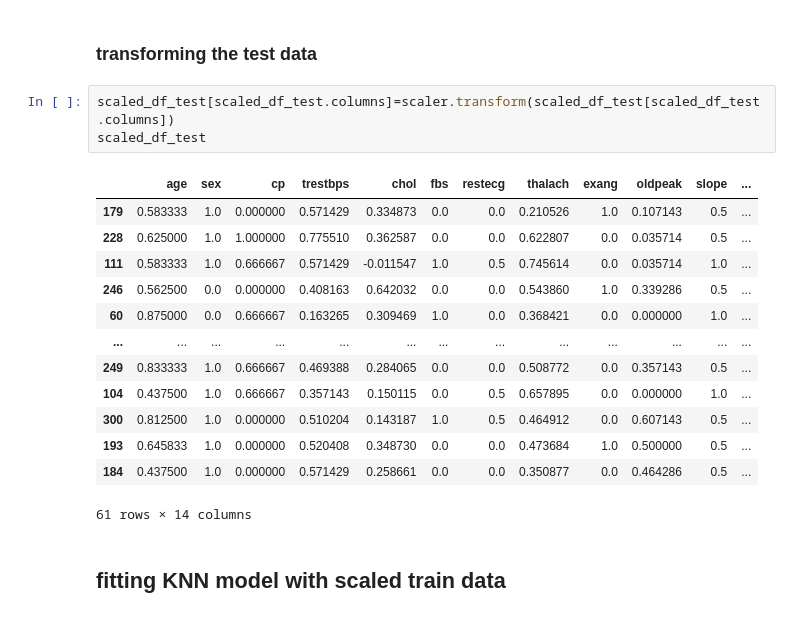
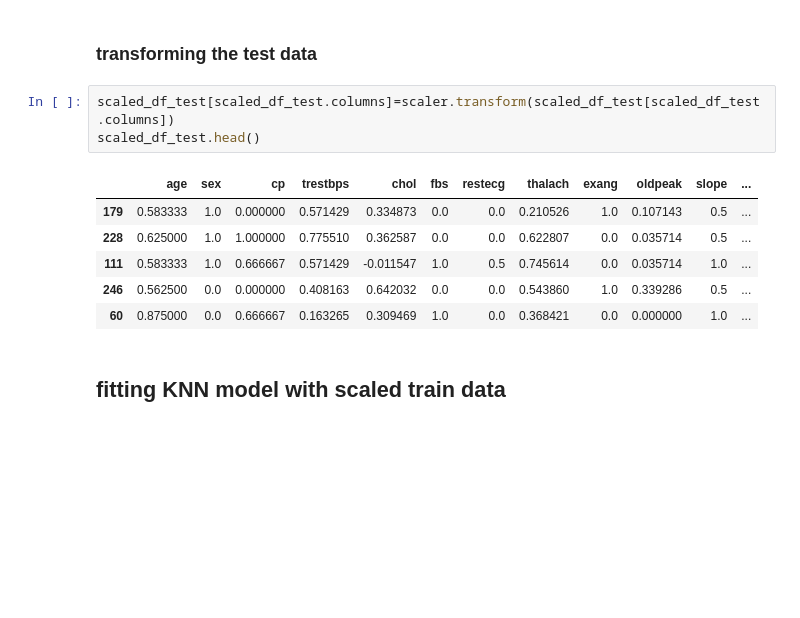
Before and after one commit to venkatesh-eranti/classification_milestone_project, a Jupyter notebook: Classification.ipynb, the cells around one changed output. Saved outputs shown, nothing was run; the diff lists cells and outputs as text; blank space fills up the shorter version.

```diff
--- a/Classification.ipynb
+++ b/Classification.ipynb
@@ -770,21 +761,14 @@ scaled_df_train
 ### transforming the test data
 # %%
 scaled_df_test[scaled_df_test.columns]=scaler.transform(scaled_df_test[scaled_df_test.columns])
-scaled_df_test
+scaled_df_test.head()
 # %% [output]
 |  | age | sex | cp | trestbps | chol | fbs | restecg | thalach | exang | oldpeak | slope | ... |
 | 179 | 0.583333 | 1.0 | 0.000000 | 0.571429 | 0.334873 | 0.0 | 0.0 | 0.210526 | 1.0 | 0.107143 | 0.5 | ... |
 | 228 | 0.625000 | 1.0 | 1.000000 | 0.775510 | 0.362587 | 0.0 | 0.0 | 0.622807 | 0.0 | 0.035714 | 0.5 | ... |
 | 111 | 0.583333 | 1.0 | 0.666667 | 0.571429 | -0.011547 | 1.0 | 0.5 | 0.745614 | 0.0 | 0.035714 | 1.0 | ... |
 | 246 | 0.562500 | 0.0 | 0.000000 | 0.408163 | 0.642032 | 0.0 | 0.0 | 0.543860 | 1.0 | 0.339286 | 0.5 | ... |
 | 60 | 0.875000 | 0.0 | 0.666667 | 0.163265 | 0.309469 | 1.0 | 0.0 | 0.368421 | 0.0 | 0.000000 | 1.0 | ... |
-| ... | ... | ... | ... | ... | ... | ... | ... | ... | ... | ... | ... | ... |
-| 249 | 0.833333 | 1.0 | 0.666667 | 0.469388 | 0.284065 | 0.0 | 0.0 | 0.508772 | 0.0 | 0.357143 | 0.5 | ... |
-| 104 | 0.437500 | 1.0 | 0.666667 | 0.357143 | 0.150115 | 0.0 | 0.5 | 0.657895 | 0.0 | 0.000000 | 1.0 | ... |
-| 300 | 0.812500 | 1.0 | 0.000000 | 0.510204 | 0.143187 | 1.0 | 0.5 | 0.464912 | 0.0 | 0.607143 | 0.5 | ... |
-| 193 | 0.645833 | 1.0 | 0.000000 | 0.520408 | 0.348730 | 0.0 | 0.0 | 0.473684 | 1.0 | 0.500000 | 0.5 | ... |
-| 184 | 0.437500 | 1.0 | 0.000000 | 0.571429 | 0.258661 | 0.0 | 0.0 | 0.350877 | 0.0 | 0.464286 | 0.5 | ... |
-61 rows × 14 columns
 # %% [markdown]
 ## fitting KNN model with scaled train data
 # %%
```
Also changed, not shown: parts of 33 cells of this notebook.
